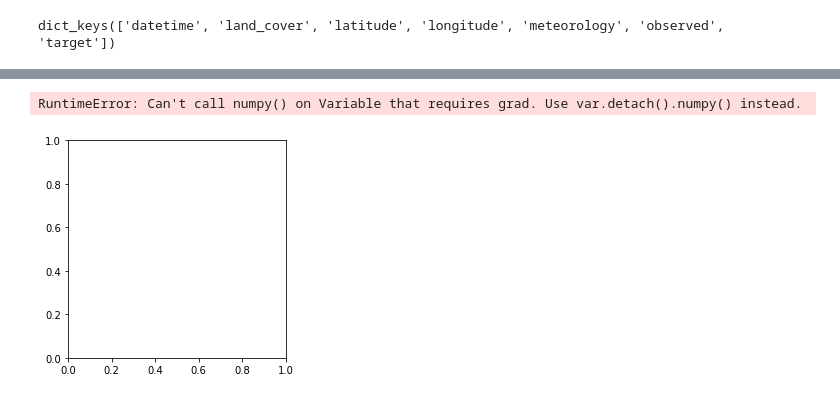
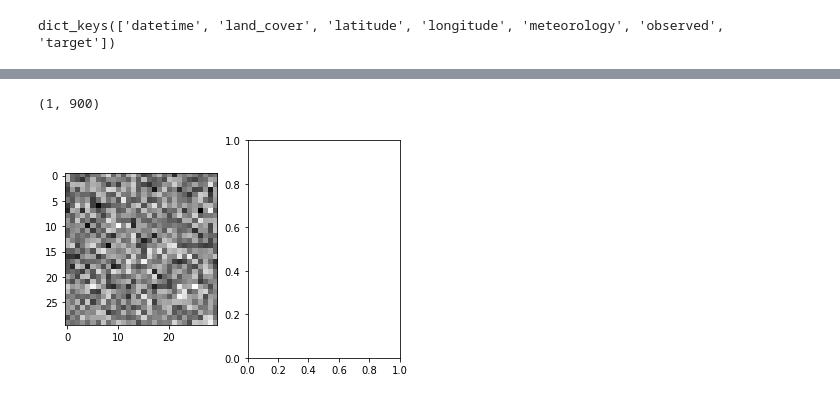
Before and after one commit to Cumberiris/WildFirePerdiction, a Jupyter notebook: cnn-test.ipynb, the cells around one changed output, grey strips where cells are left out. Drawn from its saved outputs; the diff is of its cells as text; code cells hidden in the pictures.

```diff
--- a/cnn-test.ipynb
+++ b/cnn-test.ipynb
@@ -126,6 +169,16 @@ tensor([[-0.2303, -0.8195,  0.0361,  0.1536,  0.6410, -0.1525,  0.3302,  0.2008,
 # %%
 # plt.title(f'{-12 * (4-i)} hours')
-plt.imshow(output)
+test_image = output.cpu().detach().numpy()
+test_image.shape
 # %% [output]
-RuntimeError: Can't call numpy() on Variable that requires grad. Use var.detach().numpy() instead.
+(1, 900)
-[figure, removed]
+# %%
+test1 = test_image[:, :900]
+# test2 = test_image[:, 900:]
+# %%
+fig, ax = plt.subplots(1,2)
+ax[0].imshow(test1.reshape((30,30)), cmap='gray')
+# ax[1].imshow(test2.reshape((30,30)), cmap='gray')
+plt.show()
+# %% [output]
+[figure, added]
```
Also changed, not shown: parts of 23 cells of this notebook.
